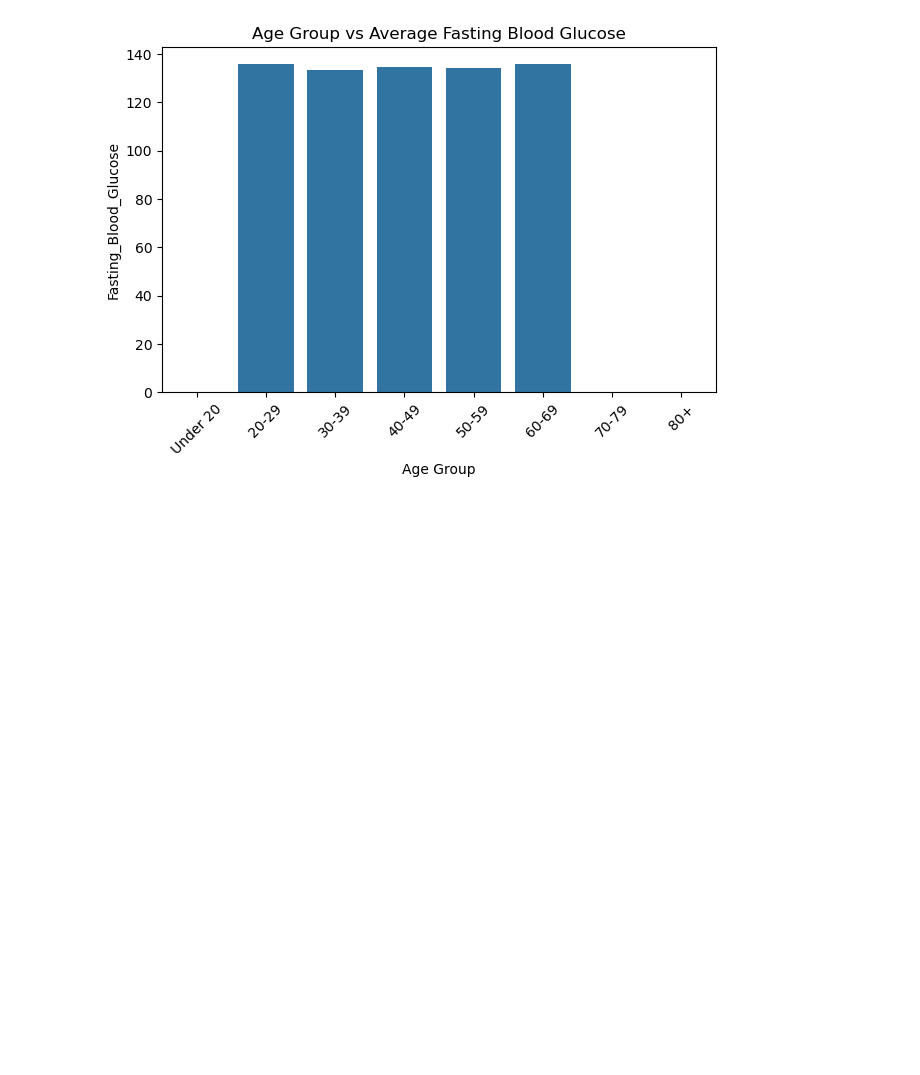
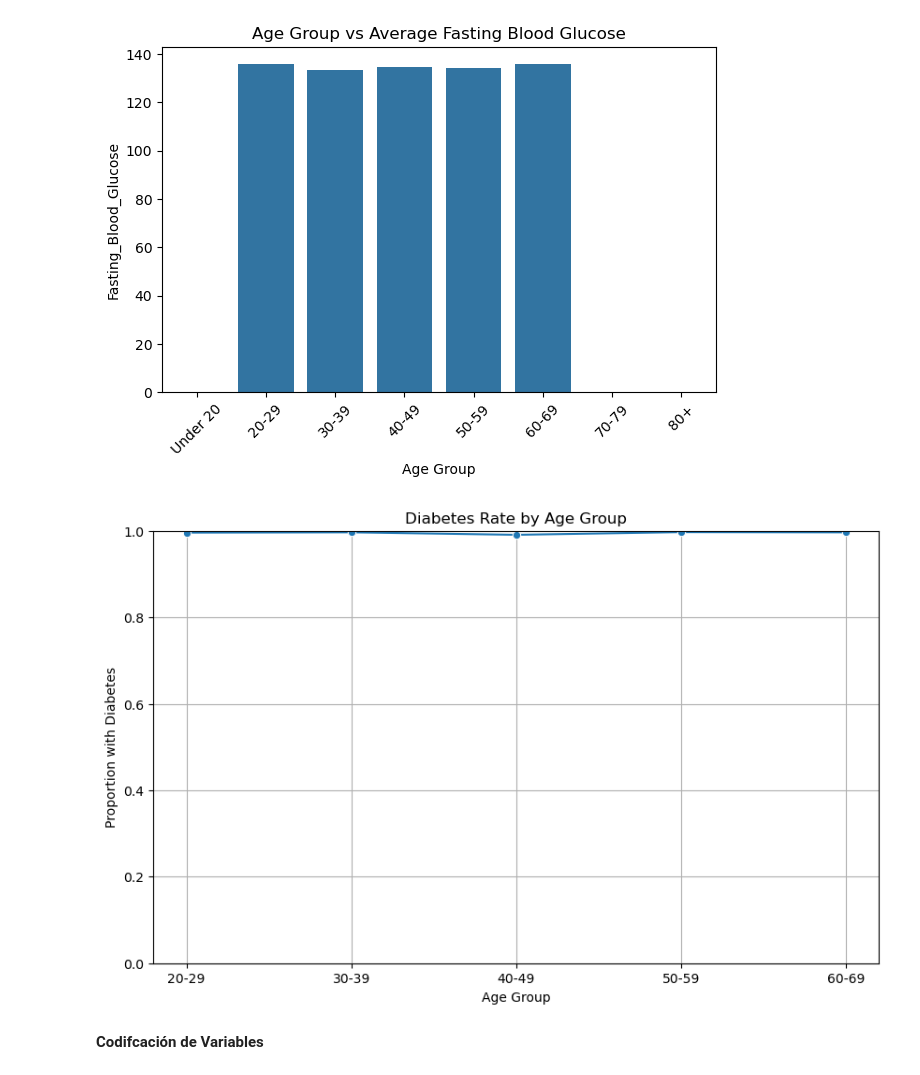
Before and after one commit to tigreraph/Data_Warning_Sugar, a Jupyter notebook: warning_sugar.ipynb, the cells around one changed output. Saved outputs shown, nothing was run; the diff lists cells and outputs as text; code cells hidden in the pictures; blank space fills up the shorter version.

```diff
--- a/warning_sugar.ipynb
+++ b/warning_sugar.ipynb
@@ -310,3 +357,19 @@ plt.tight_layout()
 plt.show()
 # %% [output]
 [figure]
+# %%
+bins = range(0, 101, 10)
+labels = [f'{i}-{i+9}' for i in bins[:-1]]
+data['age_group'] = pd.cut(data['Age'], bins=bins, labels=labels, right=False)
+age_group_diabetes = data.groupby('age_group', observed=True)['Outcome'].mean().reset_index()
+fig, ax = plt.subplots(figsize=(10, 6))
+sns.lineplot(x='age_group', y='Outcome', data=age_group_diabetes, marker='o', ax=ax)
+ax.set_title('Diabetes Rate by Age Group')
+ax.set_xlabel('Age Group')
+ax.set_ylabel('Proportion with Diabetes')
+ax.set_ylim(0, 1)
+ax.grid(True)
+# %% [output]
+[figure, added]
+# %% [markdown]
+**Codifcación de Variables**
```
Also changed, not shown: parts of 37 cells of this notebook, 35 other files.
